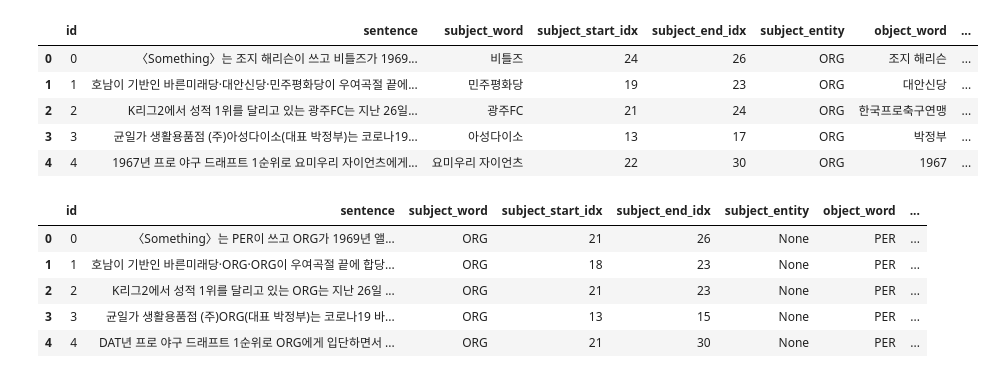
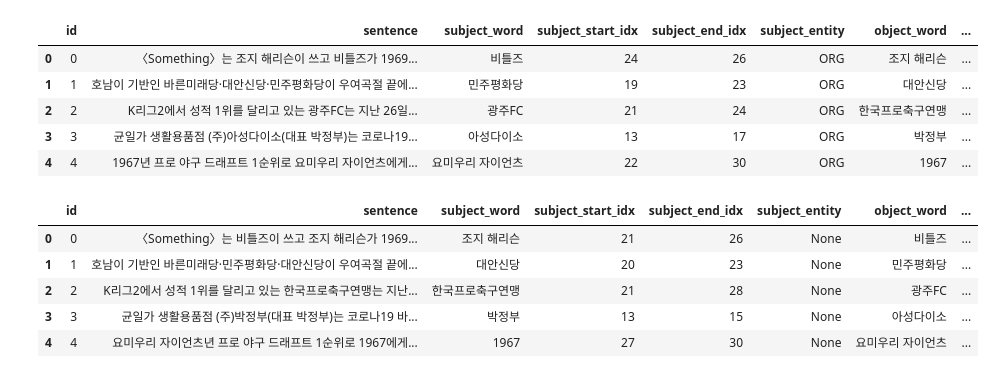
Before and after one commit to boostcampaitech4lv23nlp1/level2_klue_nlp-level2-nlp-07, a Jupyter notebook: notebooks/restructure_preprocess.ipynb, the cells around one changed output. Cells and saved outputs as stored; diff of their text form; code cells hidden in the pictures.

Commit message:
main: read me update

```diff
--- a/notebooks/restructure_preprocess.ipynb
+++ b/notebooks/restructure_preprocess.ipynb
@@ -1,7 +1,7 @@
 # %%
 import pandas as pd
 # %%
-tr = pd.read_csv('../../../data/dataset/train/train.csv')
+tr = pd.read_csv('/opt/ml/dataset/train/train.csv')
 tr
 # %% [output]
 |  | id | sentence | subject_entity | object_entity | label | source |
@@ -228,18 +208,18 @@ def change_sentence(dataset,subject_word_list,obejct_word_list):
             subject_start_idx.append(d['subject_start_idx'])
             subject_end_idx.append(d['subject_end_idx'] + len(s) - len(d['subject_word']))
             object_start_idx.append(d['object_start_idx'] + len(s) - len(d['subject_word']))
-            object_end_idx.append(d['object_start_idx'] + max(len(d['object_word']), len(o)) -1)
+            object_end_idx.append(d['object_end_idx'] + len(o)-len(d['subject_word'])+len(s) - len(d['object_word']))
         else:
             object_start_idx.append(d['object_start_idx'])
             object_end_idx.append(d['object_end_idx'] + len(o) - len(d['object_word']))
             subject_start_idx.append(d['subject_start_idx'] + len(o) - len(d['object_word']))
-            subject_end_idx.append(d['subject_start_idx'] + max(len(d['subject_word']), len(s)) -1)
+            subject_end_idx.append(d['subject_end_idx'] + len(s)-len(d['subject_word'])+len(o) - len(d['object_word']))
         temp = ''
-        temp = d['sentence'][:d['subject_start_idx']]+d['sentence'][d['subject_start_idx']:].replace(d['subject_word'],s)
-        sentence.append(temp[:d['object_start_idx']]+temp[d['object_start_idx']:].replace(d['object_word'],o))
-        subject_word = s
-        object_word = o
-        subject_entity = None
+        temp = d['sentence'][:d['subject_start_idx']]+d['sentence'][d['subject_start_idx']:].replace(d['subject_word'],s,1)
+        sentence.append(temp[:d['object_start_idx']]+temp[d['object_start_idx']:].replace(d['object_word'],o,1))
+        subject_word.append(s)
+        object_word.append(o)
+        subject_entity= None
         object_entity = None
         label.append('no_relation')
     out_dataset = pd.DataFrame({'id':dataset['id'],'sentence':sentence,\
@@ -257,11 +237,11 @@ utr.head(5)
 | 3 | 3 | 균일가 생활용품점 (주)아성다이소(대표 박정부)는 코로나19... | 아성다이소 | 13 | 17 | ORG | 박정부 | ... |
 | 4 | 4 | 1967년 프로 야구 드래프트 1순위로 요미우리 자이언츠에게... | 요미우리 자이언츠 | 22 | 30 | ORG | 1967 | ... |
 # %%
-change_sentence(utr, utr['subject_entity'], utr['object_entity']).head(5)
+change_sentence(utr, utr['object_word'], utr['subject_word']).head(5)
 # %% [output]
 |  | id | sentence | subject_word | subject_start_idx | subject_end_idx | subject_entity | object_word | ... |
-| 0 | 0 | 〈Something〉는 PER이 쓰고 ORG가 1969년 앨... | ORG | 21 | 26 | None | PER | ... |
-| 1 | 1 | 호남이 기반인 바른미래당·ORG·ORG이 우여곡절 끝에 합당... | ORG | 18 | 23 | None | PER | ... |
-| 2 | 2 | K리그2에서 성적 1위를 달리고 있는 ORG는 지난 26일 ... | ORG | 21 | 23 | None | PER | ... |
-| 3 | 3 | 균일가 생활용품점 (주)ORG(대표 박정부)는 코로나19 바... | ORG | 13 | 15 | None | PER | ... |
-| 4 | 4 | DAT년 프로 야구 드래프트 1순위로 ORG에게 입단하면서 ... | ORG | 21 | 30 | None | PER | ... |
+| 0 | 0 | 〈Something〉는 비틀즈이 쓰고 조지 해리슨가 1969... | 조지 해리슨 | 21 | 26 | None | 비틀즈 | ... |
+| 1 | 1 | 호남이 기반인 바른미래당·민주평화당·대안신당이 우여곡절 끝에... | 대안신당 | 20 | 23 | None | 민주평화당 | ... |
+| 2 | 2 | K리그2에서 성적 1위를 달리고 있는 한국프로축구연맹는 지난... | 한국프로축구연맹 | 21 | 28 | None | 광주FC | ... |
+| 3 | 3 | 균일가 생활용품점 (주)박정부(대표 박정부)는 코로나19 바... | 박정부 | 13 | 15 | None | 아성다이소 | ... |
+| 4 | 4 | 요미우리 자이언츠년 프로 야구 드래프트 1순위로 1967에게... | 1967 | 27 | 30 | None | 요미우리 자이언츠 | ... |
```
Also changed, not shown: parts of 1 cell of this notebook, 37 other files.
